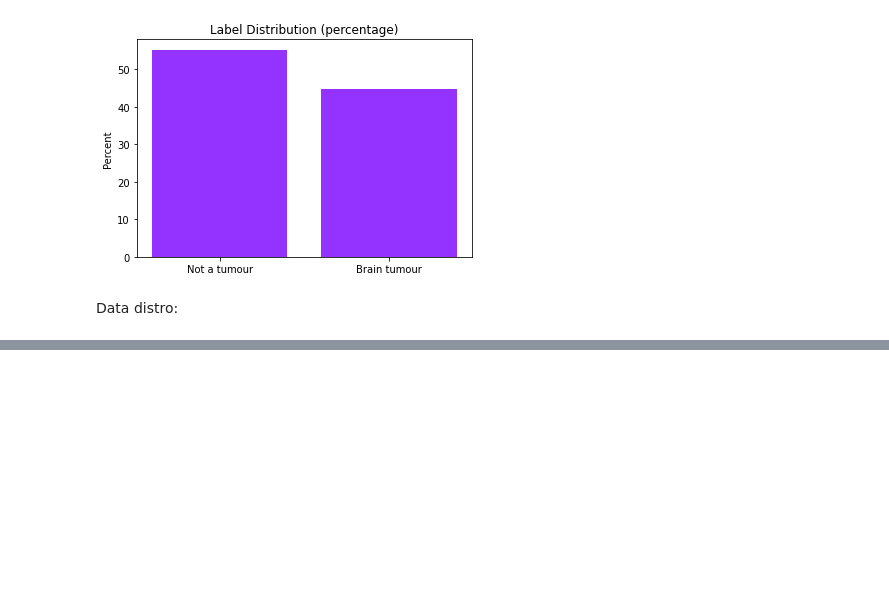
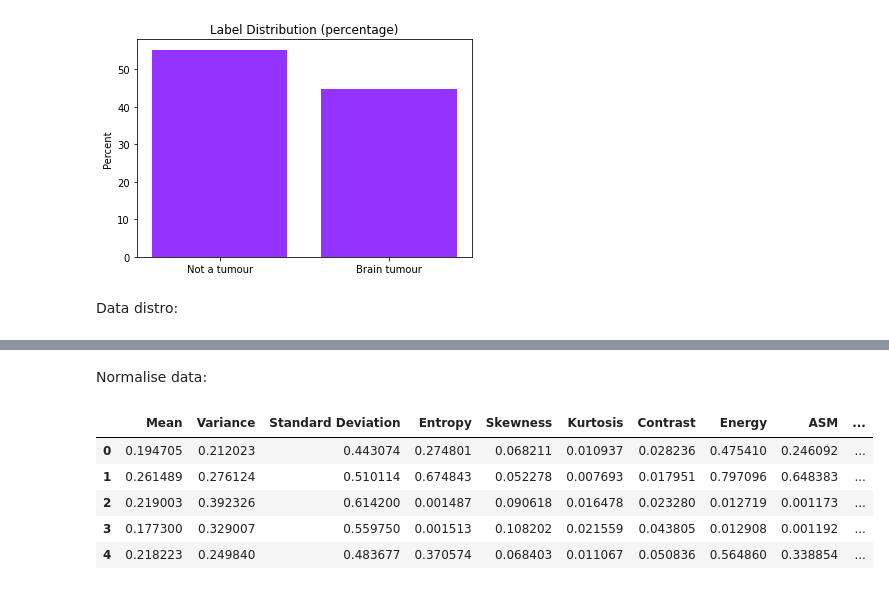
Before and after one commit to jerryadamsfranklin/brain-tumour-detection, a Jupyter notebook: eda.ipynb, the cells around one changed output, grey strips where cells are left out. Cells and saved outputs as stored; diff of their text form; code cells hidden in the pictures; blank space fills up the shorter version.

```diff
--- a/eda.ipynb
+++ b/eda.ipynb
@@ -76,0 +94,17 @@ for col in data.columns[2 :]:  # skip image and class columns
+# %% [markdown]
+Normalise data:
+# %%
+# normalise using min-max normalisation
+min_max_scaler = preprocessing.MinMaxScaler()
+scaled_data = min_max_scaler.fit_transform(data[data.columns[2 :]].values)
+normal_data = pd.DataFrame(scaled_data, columns = data.columns[2 :])
+normal_data['Image'] = data['Image']
+normal_data['Class'] = data['Class']
+normal_data.head()
+# %% [output]
+|  | Mean | Variance | Standard Deviation | Entropy | Skewness | Kurtosis | Contrast | Energy | ASM | ... |
+| 0 | 0.194705 | 0.212023 | 0.443074 | 0.274801 | 0.068211 | 0.010937 | 0.028236 | 0.475410 | 0.246092 | ... |
+| 1 | 0.261489 | 0.276124 | 0.510114 | 0.674843 | 0.052278 | 0.007693 | 0.017951 | 0.797096 | 0.648383 | ... |
+| 2 | 0.219003 | 0.392326 | 0.614200 | 0.001487 | 0.090618 | 0.016478 | 0.023280 | 0.012719 | 0.001173 | ... |
+| 3 | 0.177300 | 0.329007 | 0.559750 | 0.001513 | 0.108202 | 0.021559 | 0.043805 | 0.012908 | 0.001192 | ... |
+| 4 | 0.218223 | 0.249840 | 0.483677 | 0.370574 | 0.068403 | 0.011067 | 0.050836 | 0.564860 | 0.338854 | ... |
```
Also changed, not shown: parts of 7 cells of this notebook.
